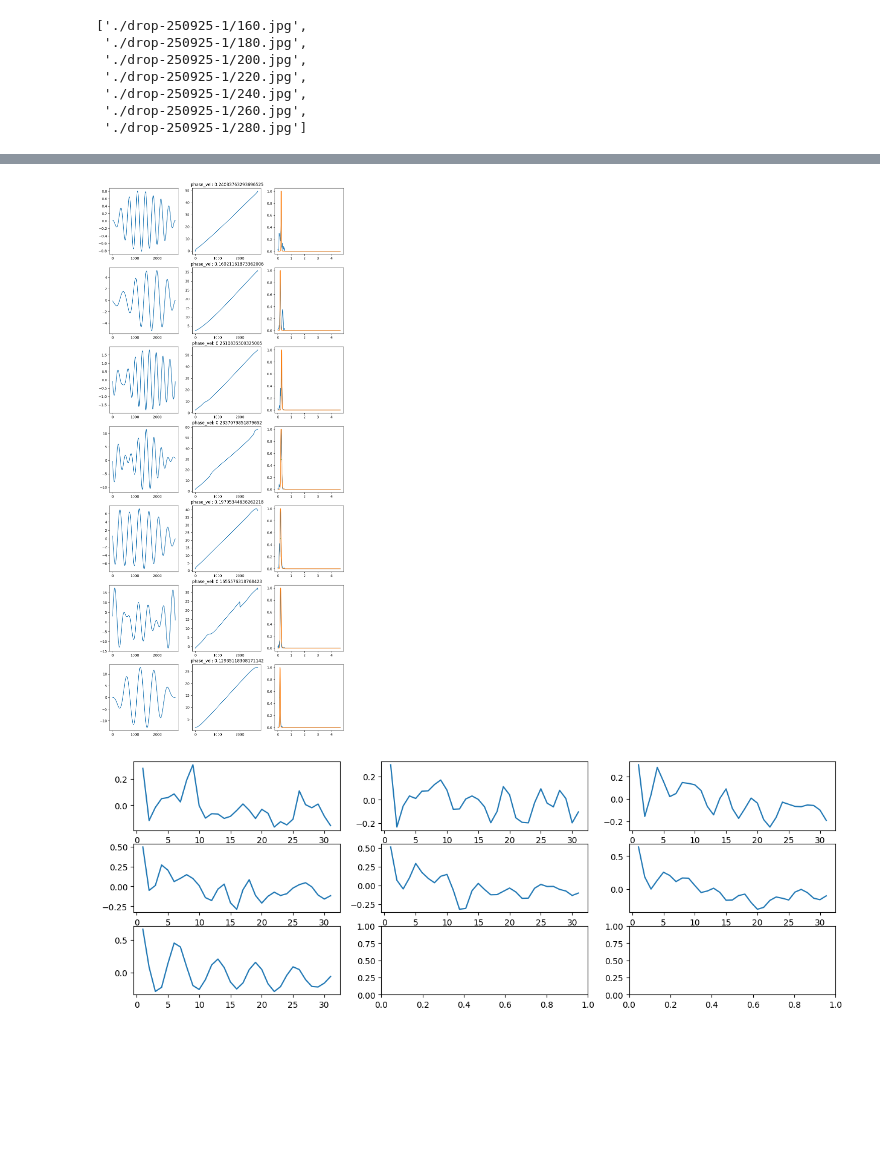
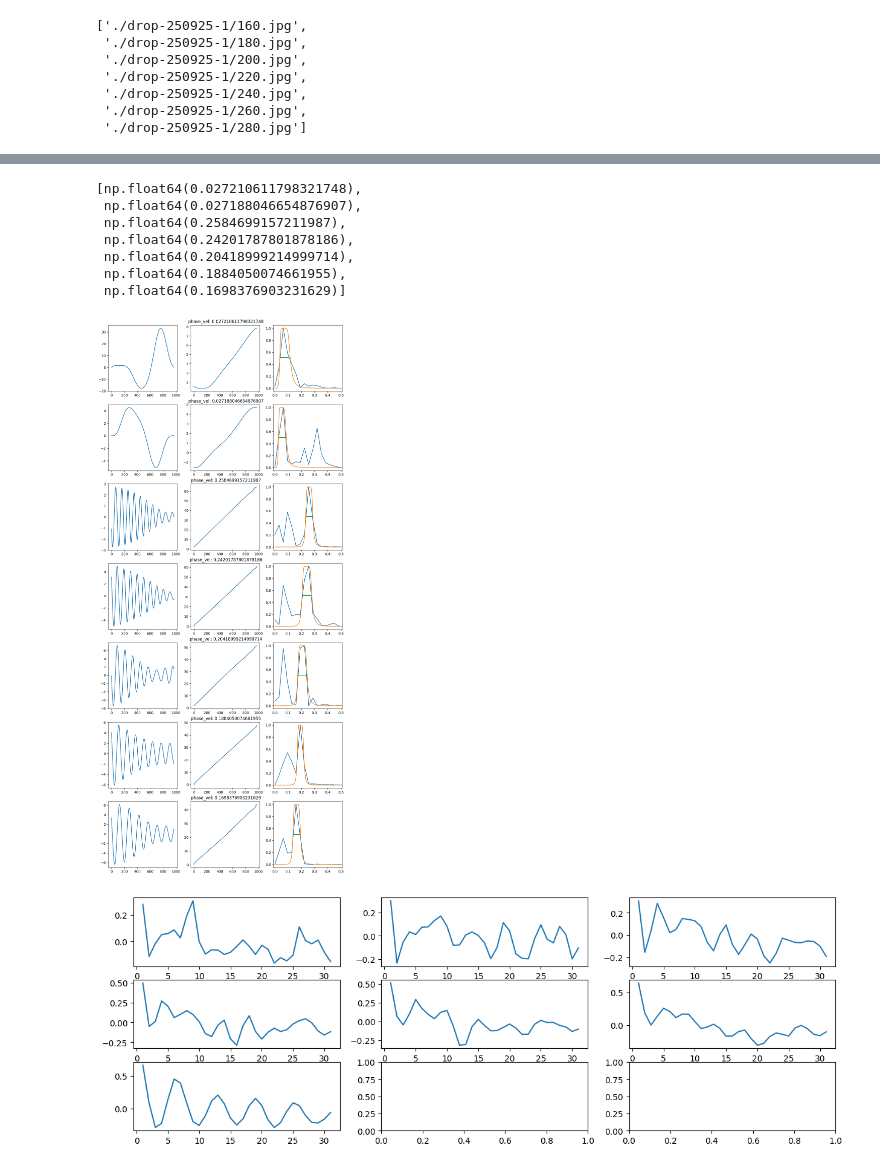
Before and after one commit to annamogo/DiplomaLISF, a Jupyter notebook: sequence_image_anal.ipynb, the cells around one changed output, grey strips where cells are left out. Cells and saved outputs as stored; diff of their text form; code cells hidden in the pictures; blank space fills up the shorter version.

```diff
--- a/sequence_image_anal.ipynb
+++ b/sequence_image_anal.ipynb
@@ -50,0 +77,31 @@ for i in range(img_count):
+# %%
+# to make peaks more prominent it is nesessary to
+# remove low frequencies from the signals
+# we will use san.my_butter_high to create high pass filter
+# !!! here we use nl = number of peaks in autocorrelation function
+
+fs = 1
+border = 4
+
+sig_hn = []
+
+for i in range(img_count):
+    nl = peak_count[i]-0.5
+    f_min = nl/sig_len
+
+
+    bh, ah = signal.butter(border, f_min, btype = 'highpass', fs=fs)
+    sig_hn.append(signal.filtfilt(bh, ah, sig_h[i], method='gust'))
+
+fig, ax = plt.subplots(row_count, 3, figsize=(5*row_count, 5))
+
+for i in range(img_count):
+    ax[i//3][i%3].plot(*san.auto_corr(sig_hn[i], sig_len, dt=1/fs))
+
+
+sig_x = np.arange(sig_len)
+
+fig, ax = plt.subplots(row_count, 3, figsize=(5*row_count, 5))
+
+for i in range(img_count):
+    ax[i//3][i%3].plot(sig_x, sig_hn[i])
@@ -51,11 +111,9 @@ for i in range(img_count):
 # %%
-# approximate the graphs with sums of cosinusoids using dct
+# approximate the graphssig_hn  with sums of cosinusoids using dct
 # and plot the smoother versions
 
-sig_len = len(imgs[0]) # for mode='commom' length is the same for all signals
-
-N = 300
-fs = 0.5*N/sig_len
+N = sig_len*5
+fs = N/sig_len
 
 coeffs = [dct(sig) for sig in imgs]
 sig_sm = [san.fourie_restore(coeff, sig_len, fs, N, mode='cos') for coeff in coeffs]
@@ -136,14 +205,21 @@ def plot_flt_res(sig_list, fs, rel_h, nperseg_c):
 # %%
 # filtering smoothed signals with san.my_butter
 # applying signal.hilbert to the filtered signal
 # plot spectral density destribution and filter responce to monitor
 
 fs = N/sig_len
-sig_y = [s[1] for s in sig_h_sm]
+sig_y = [s[1] for s in sig_sm]
 
-plot_flt_res(sig_y, fs=fs, rel_h=0.5)
+plot_flt_res(sig_y, fs=fs, rel_h=0.5, nperseg_c=0.8)
 # %% [output]
+[np.float64(0.027210611798321748),
+ np.float64(0.027188046654876907),
+ np.float64(0.2584699157211987),
+ np.float64(0.24201787801878186),
+ np.float64(0.20418999214999714),
+ np.float64(0.1884050074661955),
+ np.float64(0.1698376903231629)]
-[figure, old version]
+[figure, new version]
 # %%
 # Let's look at autocorrelation functions of original signals
 sig_y = [s[1] for s in sig_sm]
```
Also changed, not shown: parts of 15 cells of this notebook.
